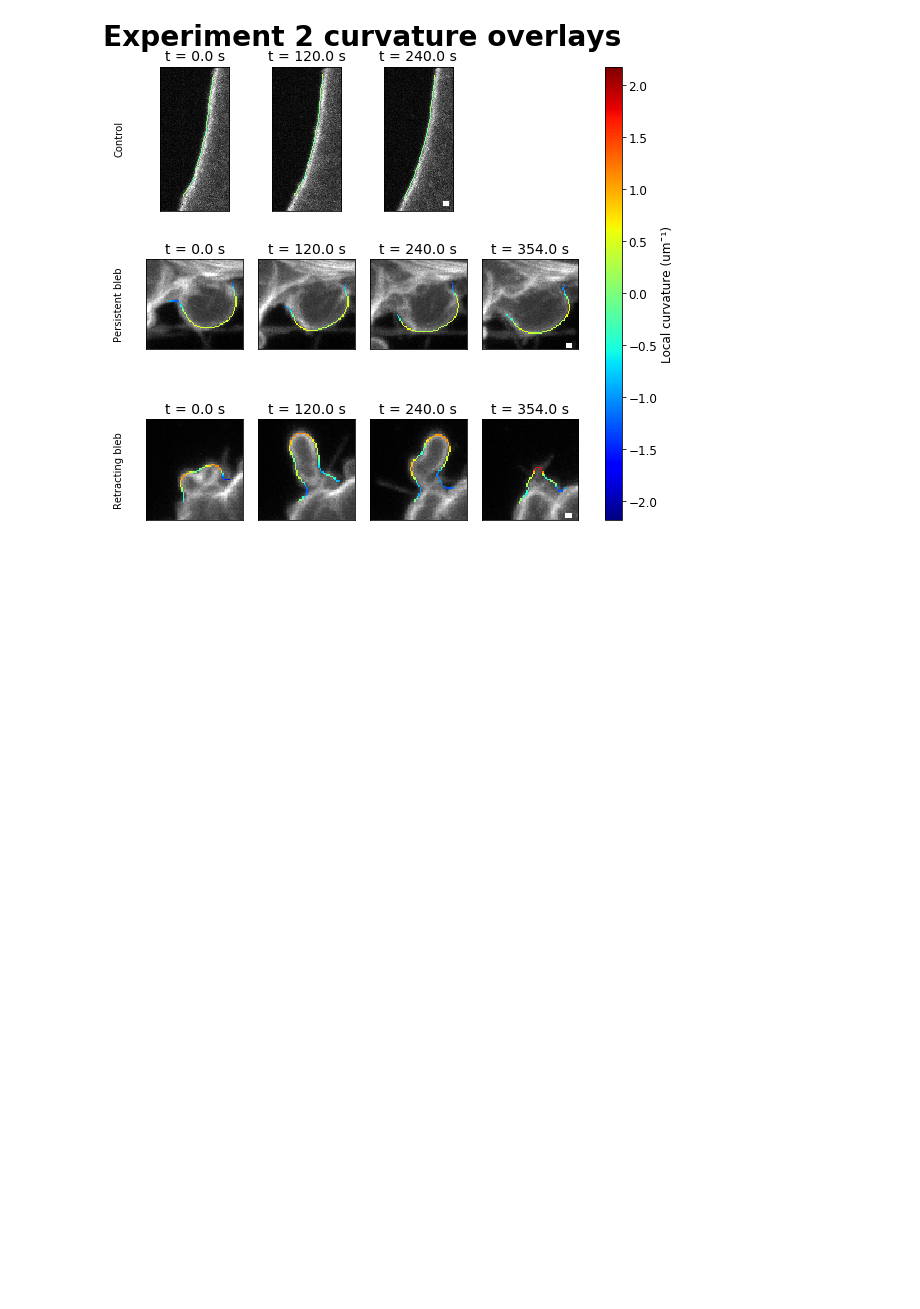
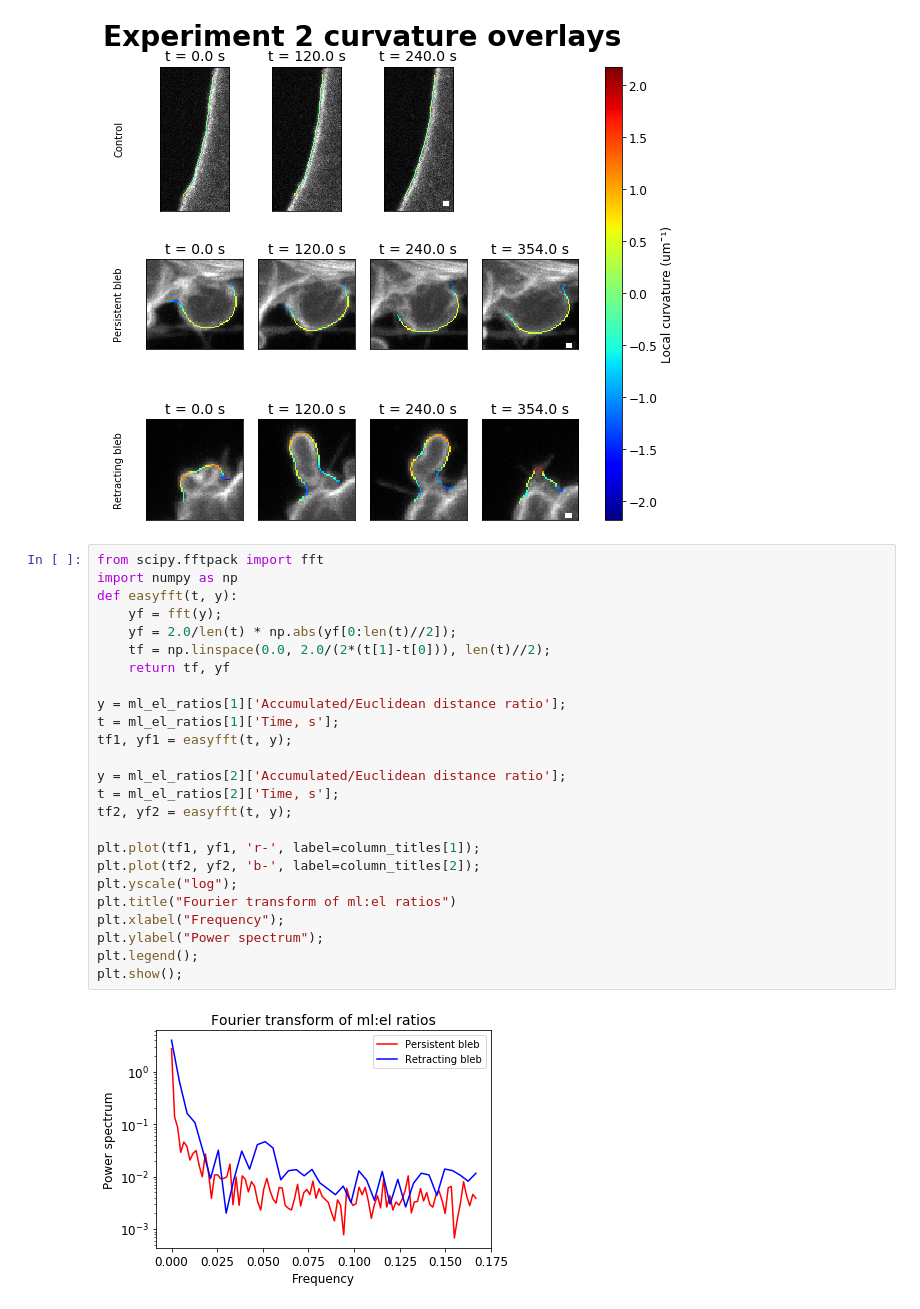
Before and after one commit to dougkelly88/blebbing_analysis, a Jupyter notebook: plotting/Blebbing figures.ipynb, the cells around one changed output. Saved outputs shown, nothing was run; the diff lists cells and outputs as text; blank space fills up the shorter version.

Commit message:
Add basic Fourier analysis of the membrane length:euclidean distance ratio timecourses into the notebook

```diff
--- a/plotting/Blebbing figures.ipynb
+++ b/plotting/Blebbing figures.ipynb
@@ -187,3 +187,30 @@ plotting.plot_overlay_images(paramses,
 plotting.adjust_overlay_images_display(fig, axs, paramses, curv_lims, experiment_title, row_titles);
 # %% [output]
 [figure]
+# %%
+from scipy.fftpack import fft
+import numpy as np
+def easyfft(t, y):
+    yf = fft(y);
+    yf = 2.0/len(t) * np.abs(yf[0:len(t)//2]);
+    tf = np.linspace(0.0, 2.0/(2*(t[1]-t[0])), len(t)//2);
+    return tf, yf
+
+y = ml_el_ratios[1]['Accumulated/Euclidean distance ratio'];
+t = ml_el_ratios[1]['Time, s'];
+tf1, yf1 = easyfft(t, y);
+
+y = ml_el_ratios[2]['Accumulated/Euclidean distance ratio'];
+t = ml_el_ratios[2]['Time, s'];
+tf2, yf2 = easyfft(t, y);
+
+plt.plot(tf1, yf1, 'r-', label=column_titles[1]);
+plt.plot(tf2, yf2, 'b-', label=column_titles[2]);
+plt.yscale("log");
+plt.title("Fourier transform of ml:el ratios")
+plt.xlabel("Frequency");
+plt.ylabel("Power spectrum");
+plt.legend();
+plt.show();
+# %% [output]
+[figure, added]
```
